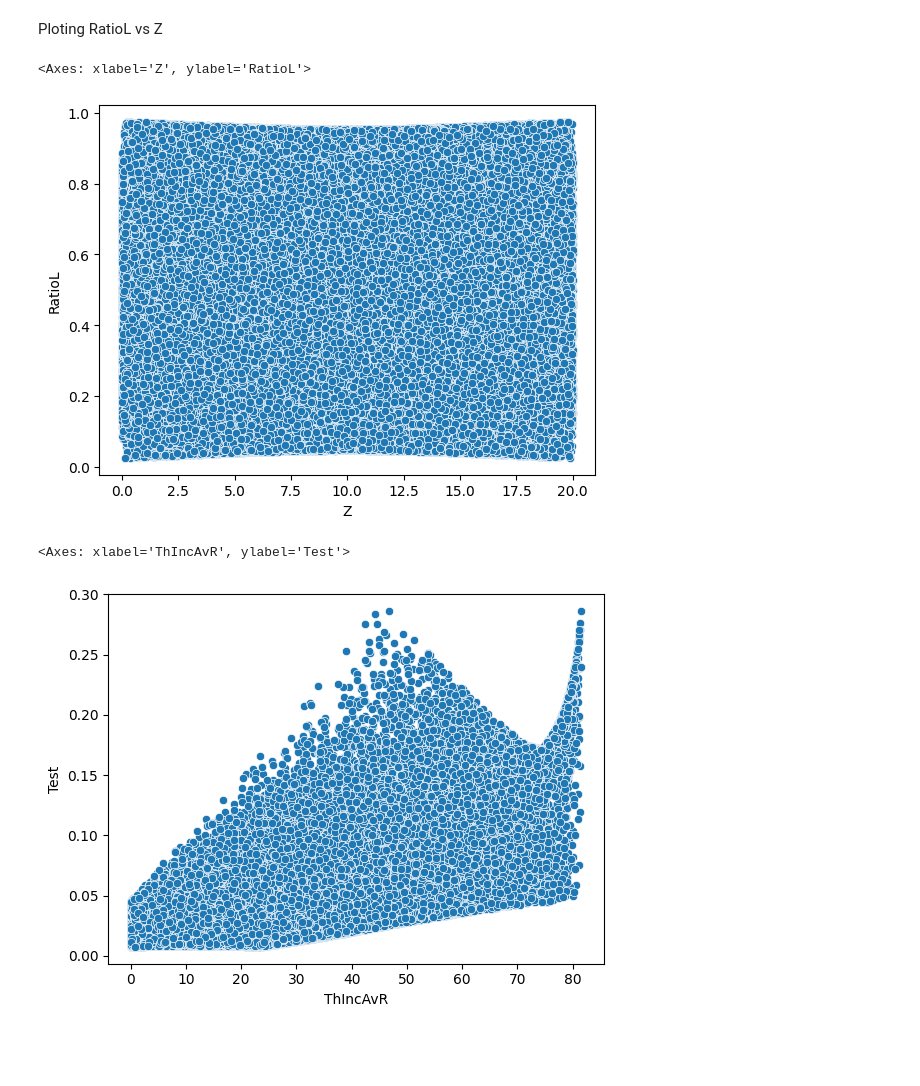
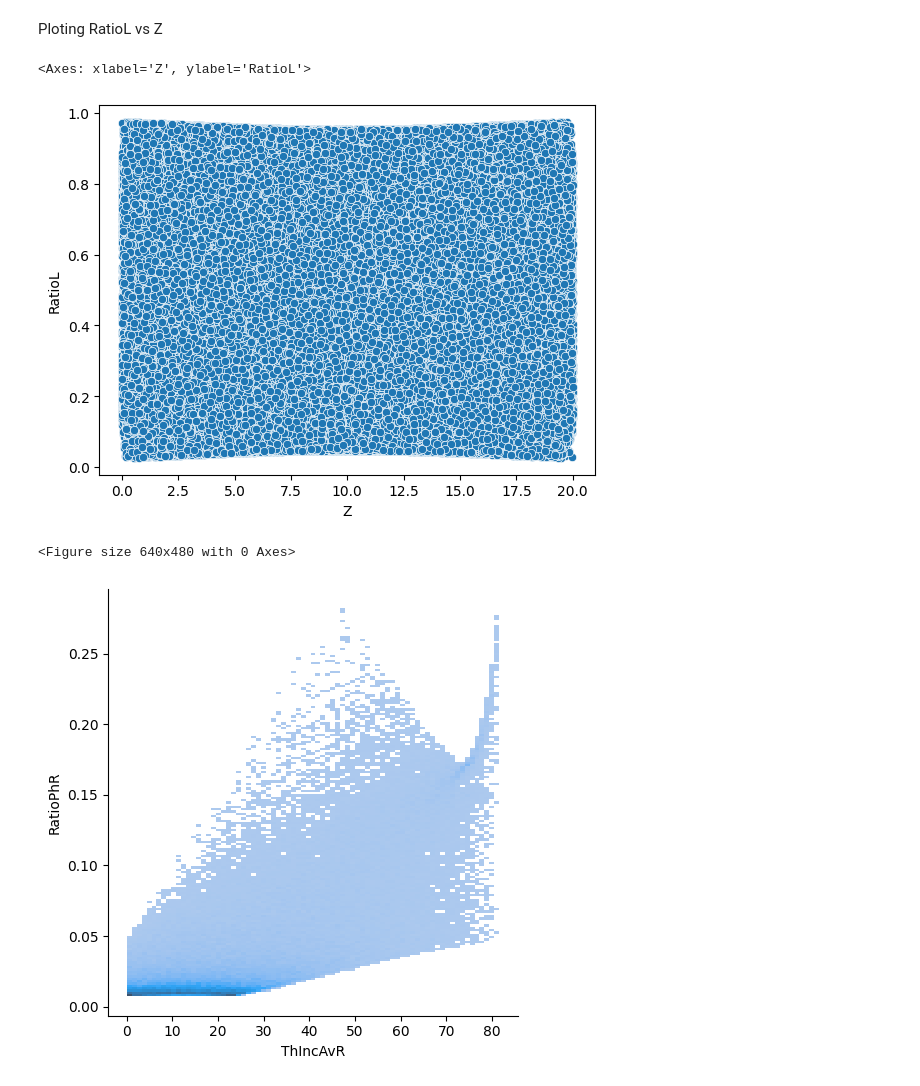
Before and after one commit to aldros/NGn, a Jupyter notebook: NGn_photon_ratio.ipynb, the cells around one changed output. Saved outputs shown, nothing was run; the diff lists cells and outputs as text; code cells hidden in the pictures; blank space fills up the shorter version.

```diff
--- a/NGn_photon_ratio.ipynb
+++ b/NGn_photon_ratio.ipynb
@@ -419,5 +419,7 @@ df['NR'] = df['N']*vfuncThR(df['X'],df['Z'])/360.+df['N']*vfuncThR(df['X'],-df['
 df['NL'] = df['N']*vfuncThL(df['X'],df['Z'])/360.+df['N']*vfuncThL(df['X'],-df['Z']+z_max)/360.
 df['RatioR'] = df['NR']/(df['NR']+df['NL'])
 df['RatioL'] = df['NL']/(df['NR']+df['NL'])
+df['RatioPhR'] = df['NR']/df['N']
+df['RatioPhL'] = df['NL']/df['N']
 df
 # %% [output]
@@ -453,15 +455,14 @@ import seaborn as sns
 sns.scatterplot(x="Z", y="RatioL", data=df)
 # %% [output]
 <Axes: xlabel='Z', ylabel='RatioL'>
-[figure, old version]
+[figure, new version]
 # %%
 import seaborn as sns
 import matplotlib.pyplot as plt
 
 plt.clf()
-sns.displot(x="ThIncAvR", y="RatioPhL", data=df)
-plt.gcf().suptitle('Density of Features')
+sns.displot(x="ThIncAvR", y="RatioPhR", data=df)
 plt.tight_layout()
 # %% [output]
-<Axes: xlabel='ThIncAvR', ylabel='Test'>
+<Figure size 640x480 with 0 Axes>
-[figure, old version]
+[figure, new version]
```
Also changed, not shown: parts of 7 cells of this notebook.
